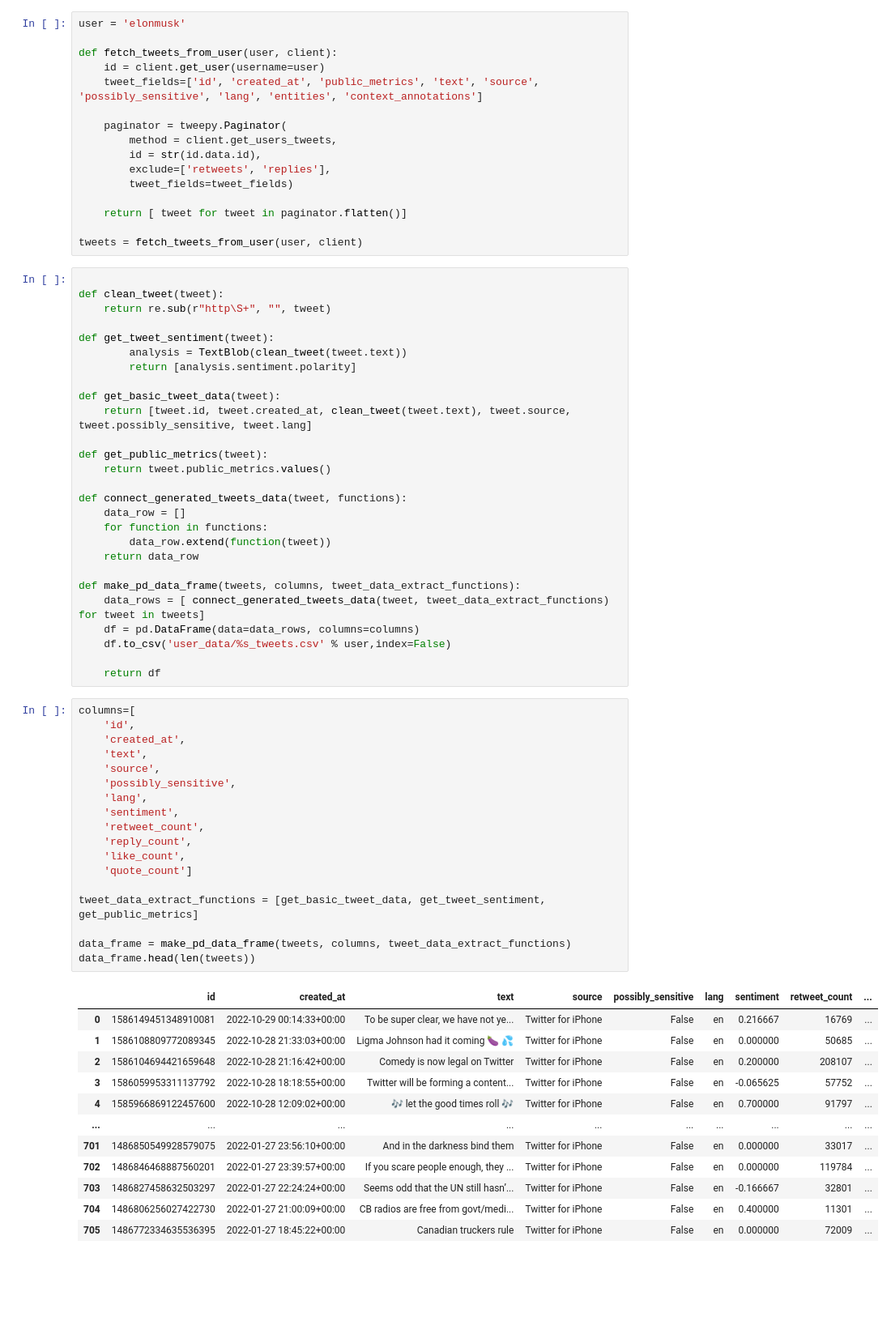
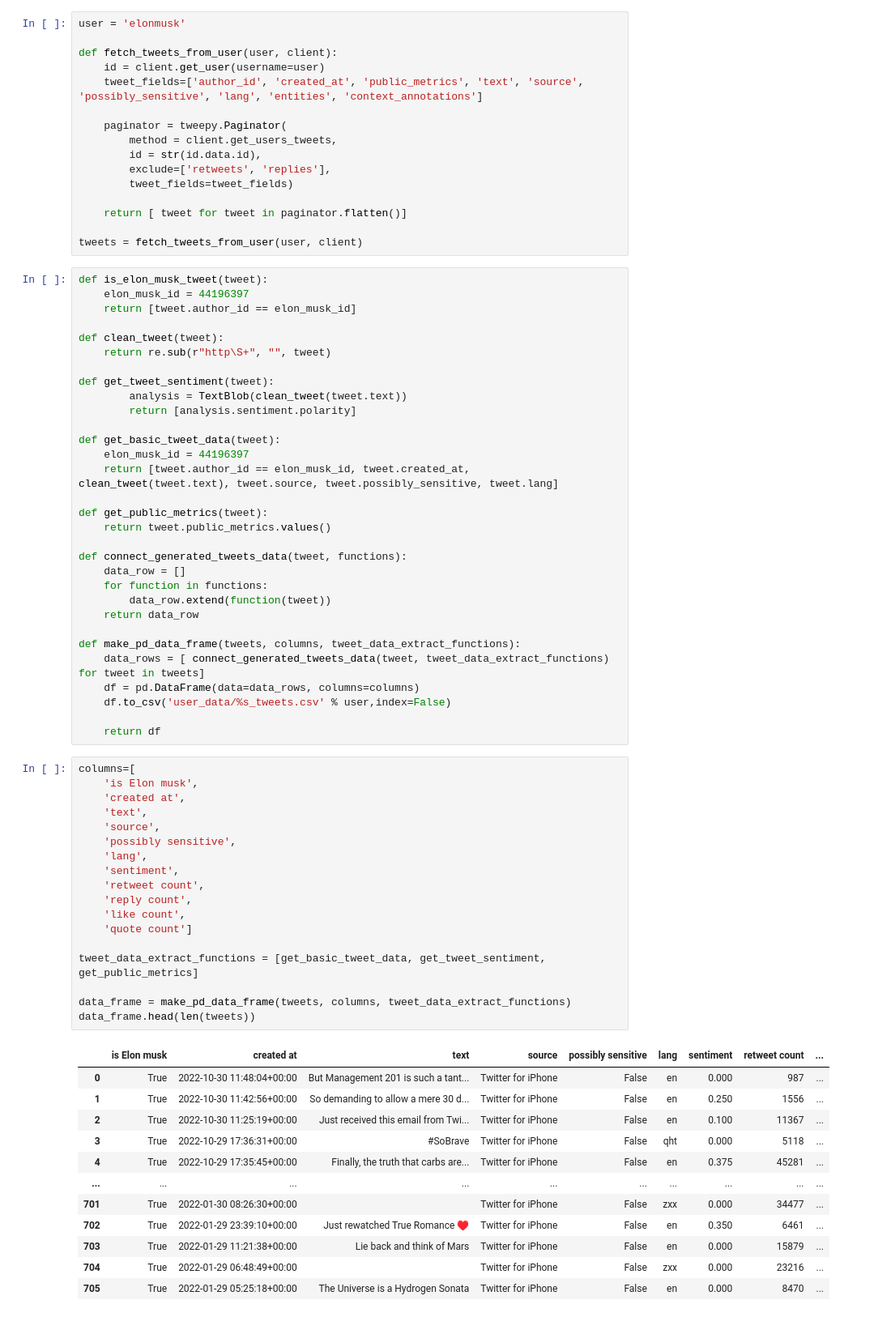
Before and after one commit to Wiktor-99/MAED, a Jupyter notebook: elon_musk_tweet_classification.ipynb, the cells around one changed output. Shown at 81% size. Cells and saved outputs as stored; diff of their text form; blank space fills up the shorter version.

```diff
--- a/elon_musk_tweet_classification.ipynb
+++ b/elon_musk_tweet_classification.ipynb
@@ -35,7 +35,7 @@ user = 'elonmusk'
 
 def fetch_tweets_from_user(user, client):
     id = client.get_user(username=user)
-    tweet_fields=['id', 'created_at', 'public_metrics', 'text', 'source', 'possibly_sensitive', 'lang', 'entities', 'context_annotations']
+    tweet_fields=['author_id', 'created_at', 'public_metrics', 'text', 'source', 'possibly_sensitive', 'lang', 'entities', 'context_annotations']
 
     paginator = tweepy.Paginator(
         method = client.get_users_tweets,
@@ -47,6 +47,9 @@ def fetch_tweets_from_user(user, client):
 
 tweets = fetch_tweets_from_user(user, client)
 # %%
+def is_elon_musk_tweet(tweet):
+    elon_musk_id = 44196397
+    return [tweet.author_id == elon_musk_id]
 
 def clean_tweet(tweet):
     return re.sub(r"http\S+", "", tweet)
@@ -56,7 +59,8 @@ def get_tweet_sentiment(tweet):
         return [analysis.sentiment.polarity]
 
 def get_basic_tweet_data(tweet):
-    return [tweet.id, tweet.created_at, clean_tweet(tweet.text), tweet.source, tweet.possibly_sensitive, tweet.lang]
+    elon_musk_id = 44196397
+    return [tweet.author_id == elon_musk_id, tweet.created_at, clean_tweet(tweet.text), tweet.source, tweet.possibly_sensitive, tweet.lang]
 
 def get_public_metrics(tweet):
     return tweet.public_metrics.values()
@@ -75,35 +79,35 @@ def make_pd_data_frame(tweets, columns, tweet_data_extract_functions):
     return df
 # %%
 columns=[
-    'id',
-    'created_at',
+    'is Elon musk',
+    'created at',
     'text',
     'source',
-    'possibly_sensitive',
+    'possibly sensitive',
     'lang',
     'sentiment',
-    'retweet_count',
-    'reply_count',
-    'like_count',
-    'quote_count']
+    'retweet count',
+    'reply count',
+    'like count',
+    'quote count']
 
 tweet_data_extract_functions = [get_basic_tweet_data, get_tweet_sentiment, get_public_metrics]
 
 data_frame = make_pd_data_frame(tweets, columns, tweet_data_extract_functions)
 data_frame.head(len(tweets))
 # %% [output]
-|  | id | created_at | text | source | possibly_sensitive | lang | sentiment | retweet_count | ... |
-| 0 | 1586149451348910081 | 2022-10-29 00:14:33+00:00 | To be super clear, we have not ye... | Twitter for iPhone | False | en | 0.216667 | 16769 | ... |
-| 1 | 1586108809772089345 | 2022-10-28 21:33:03+00:00 | Ligma Johnson had it coming 🍆 💦 | Twitter for iPhone | False | en | 0.000000 | 50685 | ... |
-| 2 | 1586104694421659648 | 2022-10-28 21:16:42+00:00 | Comedy is now legal on Twitter | Twitter for iPhone | False | en | 0.200000 | 208107 | ... |
-| 3 | 1586059953311137792 | 2022-10-28 18:18:55+00:00 | Twitter will be forming a content... | Twitter for iPhone | False | en | -0.065625 | 57752 | ... |
-| 4 | 1585966869122457600 | 2022-10-28 12:09:02+00:00 | 🎶 let the good times roll 🎶 | Twitter for iPhone | False | en | 0.700000 | 91797 | ... |
+|  | is Elon musk | created at | text | source | possibly sensitive | lang | sentiment | retweet count | ... |
+| 0 | True | 2022-10-30 11:48:04+00:00 | But Management 201 is such a tant... | Twitter for iPhone | False | en | 0.000 | 987 | ... |
+| 1 | True | 2022-10-30 11:42:56+00:00 | So demanding to allow a mere 30 d... | Twitter for iPhone | False | en | 0.250 | 1556 | ... |
+| 2 | True | 2022-10-30 11:25:19+00:00 | Just received this email from Twi... | Twitter for iPhone | False | en | 0.100 | 11367 | ... |
+| 3 | True | 2022-10-29 17:36:31+00:00 | #SoBrave | Twitter for iPhone | False | qht | 0.000 | 5118 | ... |
+| 4 | True | 2022-10-29 17:35:45+00:00 | Finally, the truth that carbs are... | Twitter for iPhone | False | en | 0.375 | 45281 | ... |
 | ... | ... | ... | ... | ... | ... | ... | ... | ... | ... |
-| 701 | 1486850549928579075 | 2022-01-27 23:56:10+00:00 | And in the darkness bind them | Twitter for iPhone | False | en | 0.000000 | 33017 | ... |
-| 702 | 1486846468887560201 | 2022-01-27 23:39:57+00:00 | If you scare people enough, they ... | Twitter for iPhone | False | en | 0.000000 | 119784 | ... |
-| 703 | 1486827458632503297 | 2022-01-27 22:24:24+00:00 | Seems odd that the UN still hasn’... | Twitter for iPhone | False | en | -0.166667 | 32801 | ... |
-| 704 | 1486806256027422730 | 2022-01-27 21:00:09+00:00 | CB radios are free from govt/medi... | Twitter for iPhone | False | en | 0.400000 | 11301 | ... |
-| 705 | 1486772334635536395 | 2022-01-27 18:45:22+00:00 | Canadian truckers rule | Twitter for iPhone | False | en | 0.000000 | 72009 | ... |
+| 701 | True | 2022-01-30 08:26:30+00:00 |  | Twitter for iPhone | False | zxx | 0.000 | 34477 | ... |
+| 702 | True | 2022-01-29 23:39:10+00:00 | Just rewatched True Romance ♥️ | Twitter for iPhone | False | en | 0.350 | 6461 | ... |
+| 703 | True | 2022-01-29 11:21:38+00:00 | Lie back and think of Mars | Twitter for iPhone | False | en | 0.000 | 15879 | ... |
+| 704 | True | 2022-01-29 06:48:49+00:00 |  | Twitter for iPhone | False | zxx | 0.000 | 23216 | ... |
+| 705 | True | 2022-01-29 05:25:18+00:00 | The Universe is a Hydrogen Sonata | Twitter for iPhone | False | en | 0.000 | 8470 | ... |
 706 rows × 11 columns
 # %%
 def get_value_from_dict(tweet, name='annotations'):
```
Also changed, not shown: parts of 2 cells of this notebook.
